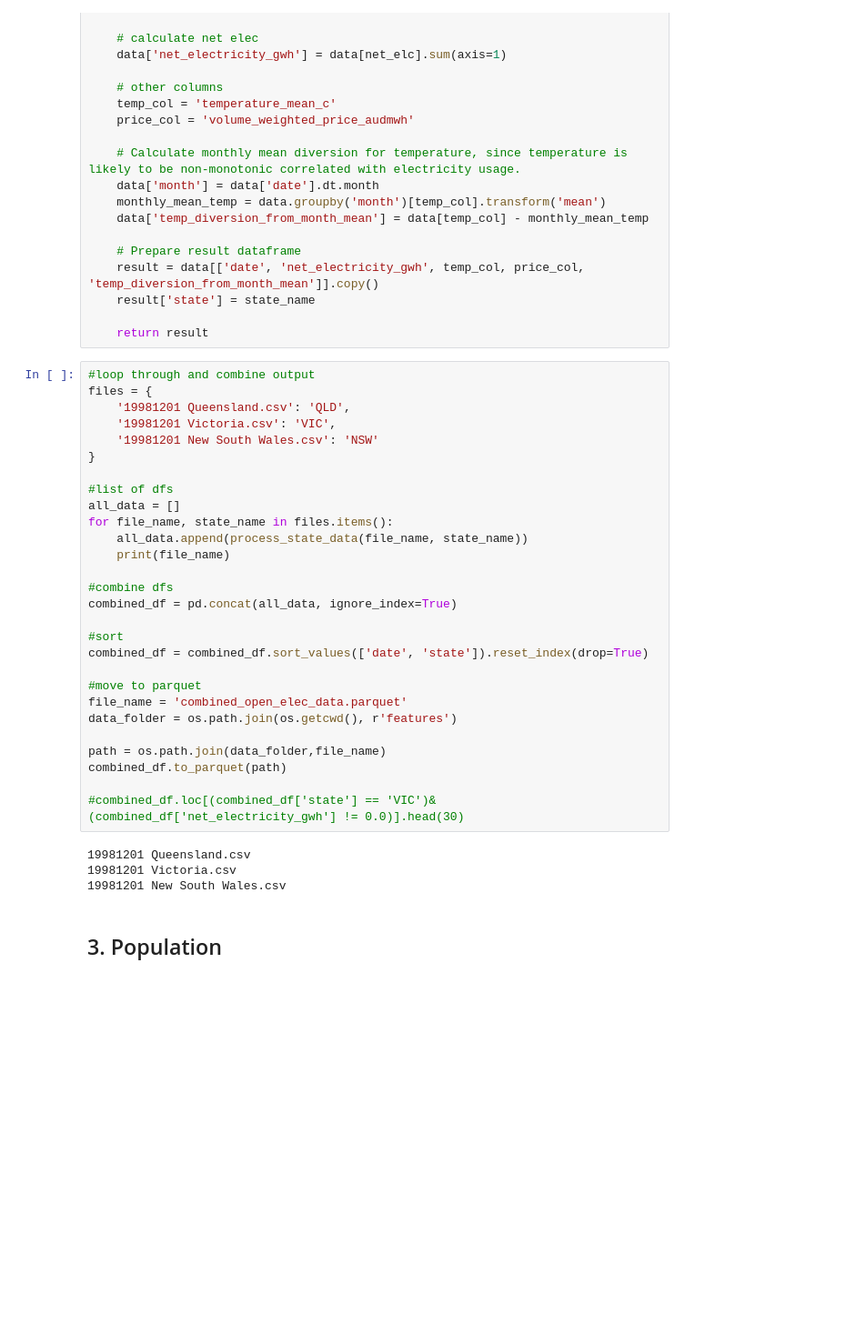
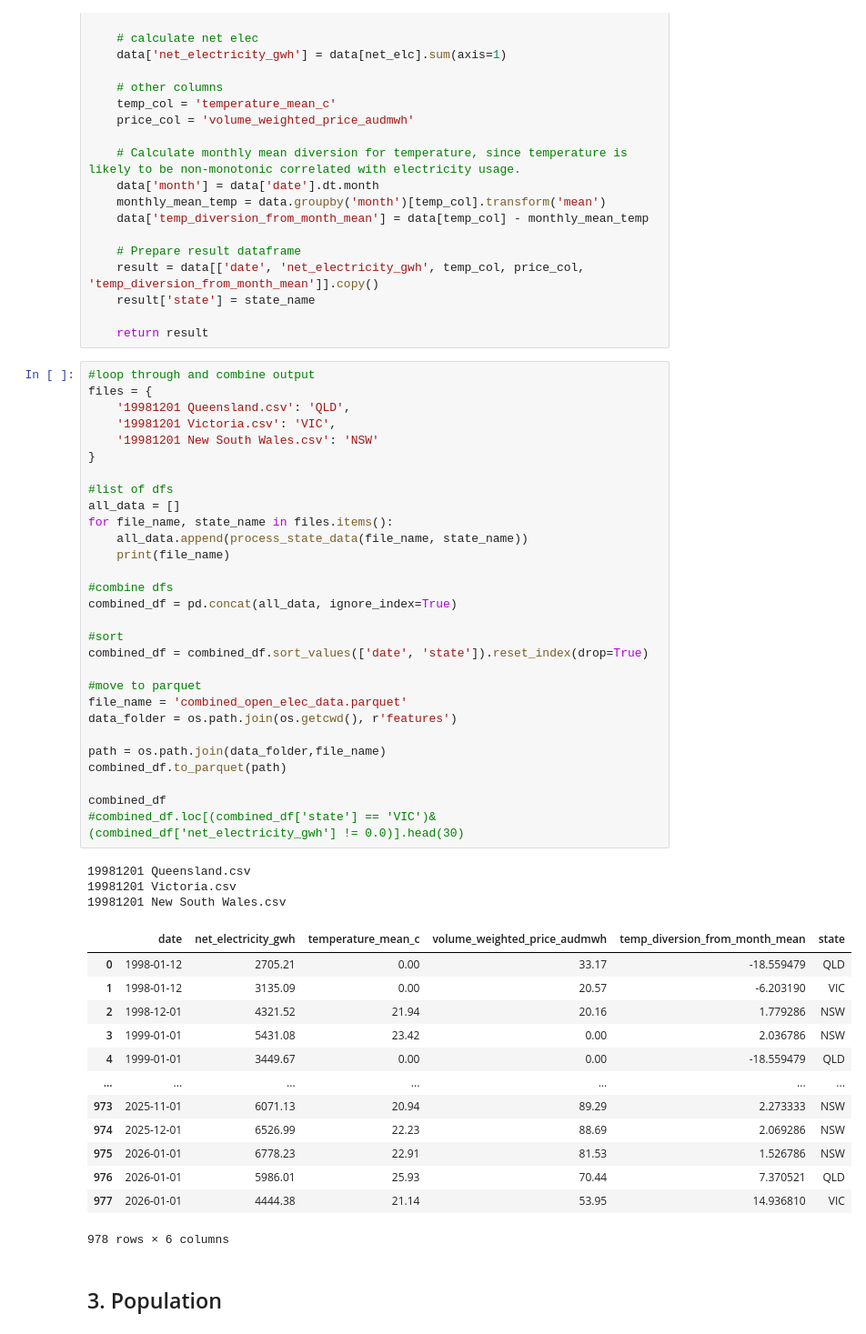
Before and after one commit to DavidP-01/example_analysis_david_p, a Jupyter notebook: supply_electricity_forecasting_features.ipynb, the cells around one changed output. Shown at 91% size. Saved outputs shown, nothing was run; the diff lists cells and outputs as text; blank space fills up the shorter version.

```diff
--- a/supply_electricity_forecasting_features.ipynb
+++ b/supply_electricity_forecasting_features.ipynb
@@ -177,33 +197,47 @@ def process_state_data(file_name, state_name):
 files = {
     '19981201 Queensland.csv': 'QLD',
     '19981201 Victoria.csv': 'VIC',
     '19981201 New South Wales.csv': 'NSW'
 }
 
 #list of dfs
 all_data = []
 for file_name, state_name in files.items():
     all_data.append(process_state_data(file_name, state_name))
     print(file_name)
 
 #combine dfs
 combined_df = pd.concat(all_data, ignore_index=True)
 
 #sort
 combined_df = combined_df.sort_values(['date', 'state']).reset_index(drop=True)
 
 #move to parquet
 file_name = 'combined_open_elec_data.parquet'
 data_folder = os.path.join(os.getcwd(), r'features')
 
 path = os.path.join(data_folder,file_name)
 combined_df.to_parquet(path)
 
+combined_df
 #combined_df.loc[(combined_df['state'] == 'VIC')&(combined_df['net_electricity_gwh'] != 0.0)].head(30)
 # %% [output]
 19981201 Queensland.csv
 19981201 Victoria.csv
 19981201 New South Wales.csv
+|  | date | net_electricity_gwh | temperature_mean_c | volume_weighted_price_audmwh | temp_diversion_from_month_mean | state |
+| 0 | 1998-01-12 | 2705.21 | 0.00 | 33.17 | -18.559479 | QLD |
+| 1 | 1998-01-12 | 3135.09 | 0.00 | 20.57 | -6.203190 | VIC |
+| 2 | 1998-12-01 | 4321.52 | 21.94 | 20.16 | 1.779286 | NSW |
+| 3 | 1999-01-01 | 5431.08 | 23.42 | 0.00 | 2.036786 | NSW |
+| 4 | 1999-01-01 | 3449.67 | 0.00 | 0.00 | -18.559479 | QLD |
+| ... | ... | ... | ... | ... | ... | ... |
+| 973 | 2025-11-01 | 6071.13 | 20.94 | 89.29 | 2.273333 | NSW |
+| 974 | 2025-12-01 | 6526.99 | 22.23 | 88.69 | 2.069286 | NSW |
+| 975 | 2026-01-01 | 6778.23 | 22.91 | 81.53 | 1.526786 | NSW |
+| 976 | 2026-01-01 | 5986.01 | 25.93 | 70.44 | 7.370521 | QLD |
+| 977 | 2026-01-01 | 4444.38 | 21.14 | 53.95 | 14.936810 | VIC |
+978 rows × 6 columns
 # %% [markdown]
 ## 3. Population
 # %%
```
Also changed, not shown: parts of 12 cells of this notebook, 4 other files.
